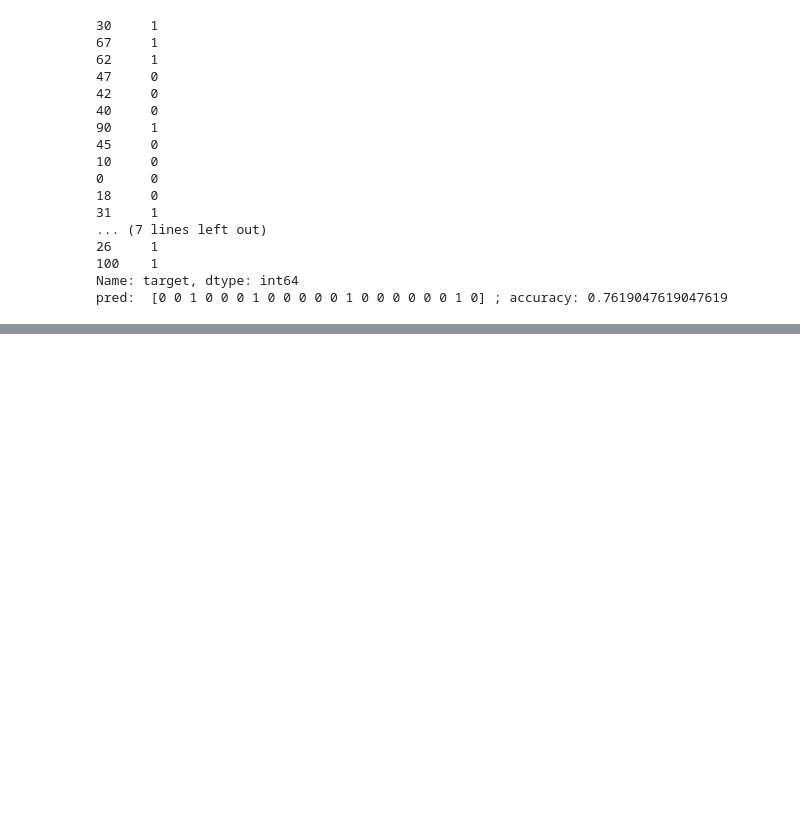
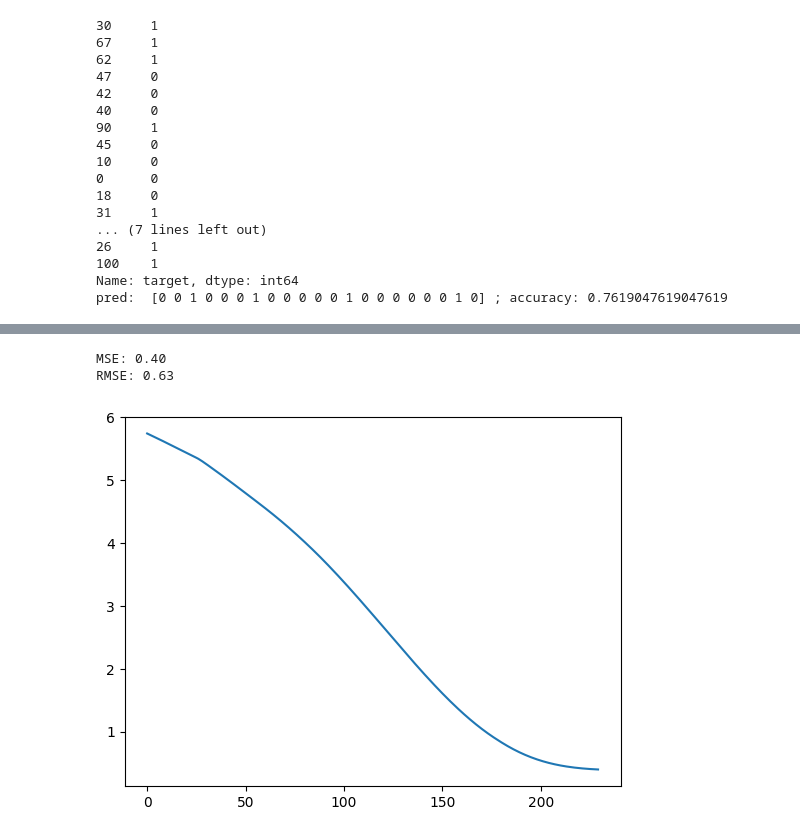
Before and after one commit to Victor-lyhan/Parkinson-Diagnosis, a Jupyter notebook: NLP/data_analysis.ipynb, the cells around one changed output, grey strips where cells are left out. Cells and saved outputs as stored; diff of their text form; code cells hidden in the pictures; blank space fills up the shorter version.

```diff
--- a/NLP/data_analysis.ipynb
+++ b/NLP/data_analysis.ipynb
@@ -141,0 +175,16 @@ pred:  [0 0 1 0 0 0 1 0 0 0 0 0 1 0 0 0 0 0 0 1 0] ; accuracy: 0.761904761904761
+# %%
+all_data_duplicates_1Dup = pd.read_csv('NLP/Data/SpontaneousDialogue/All_Data_1Dup.csv')
+
+X = all_data_duplicates[['FlR','PpN Rate', 'Vb Rate', 'CmN rate']]
+y = all_data_duplicates['target']
+
+X_train, X_test, y_train, y_test = train_test_split(X,y,test_size=0.4, random_state=42)
+# %%
+from sklearn.tree import DecisionTreeClassifier
+
+clf = DecisionTreeClassifier(random_state=0).fit(X_train, y_train)
+y_pred = clf.predict(X_test)
+
+accuracy = accuracy_score(y_pred=y_pred, y_true= y_test)
+
+print('pred: ', y_pred, '; accuracy:', accuracy)
@@ -141,0 +281,9 @@ pred:  [0 0 1 0 0 0 1 0 0 0 0 0 1 0 0 0 0 0 0 1 0] ; accuracy: 0.761904761904761
+# %%
+print("MSE: %.2f" % best_mse)
+print("RMSE: %.2f" % np.sqrt(best_mse))
+plt.plot(history)
+plt.show()
+# %% [output]
+MSE: 0.40
+RMSE: 0.63
+[figure, added]
```
Also changed, not shown: parts of 21 cells of this notebook, 2 other files.
